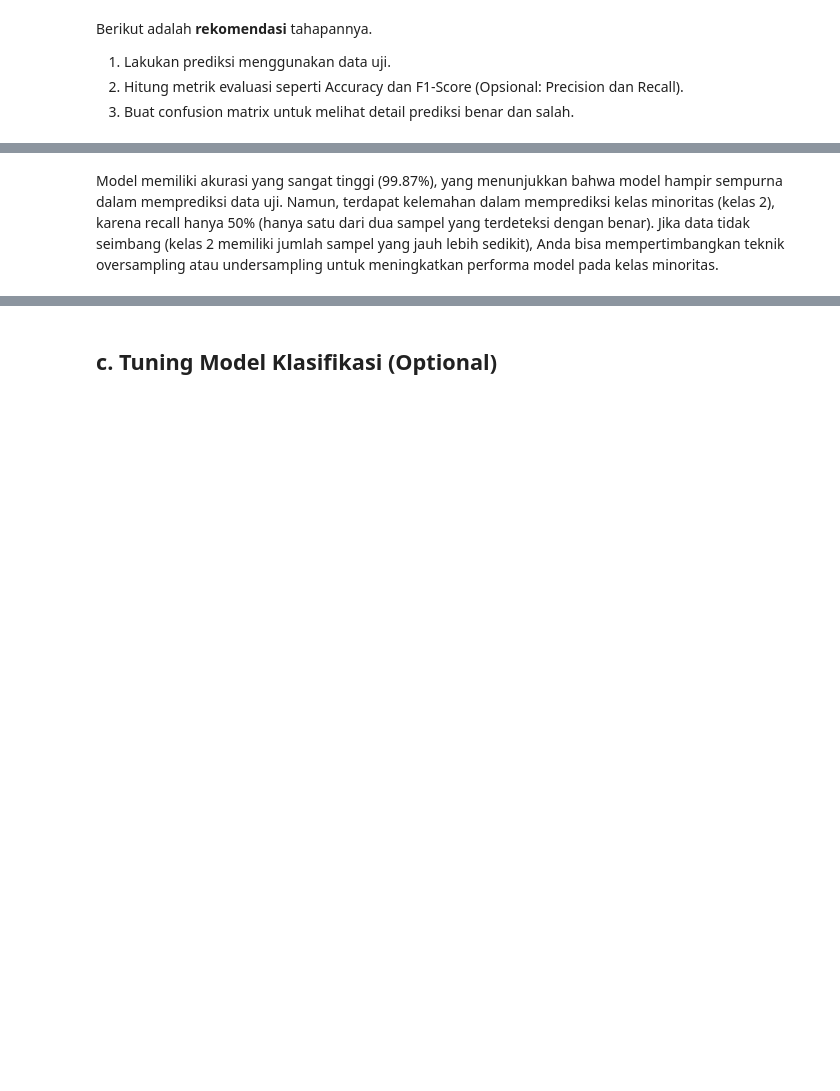
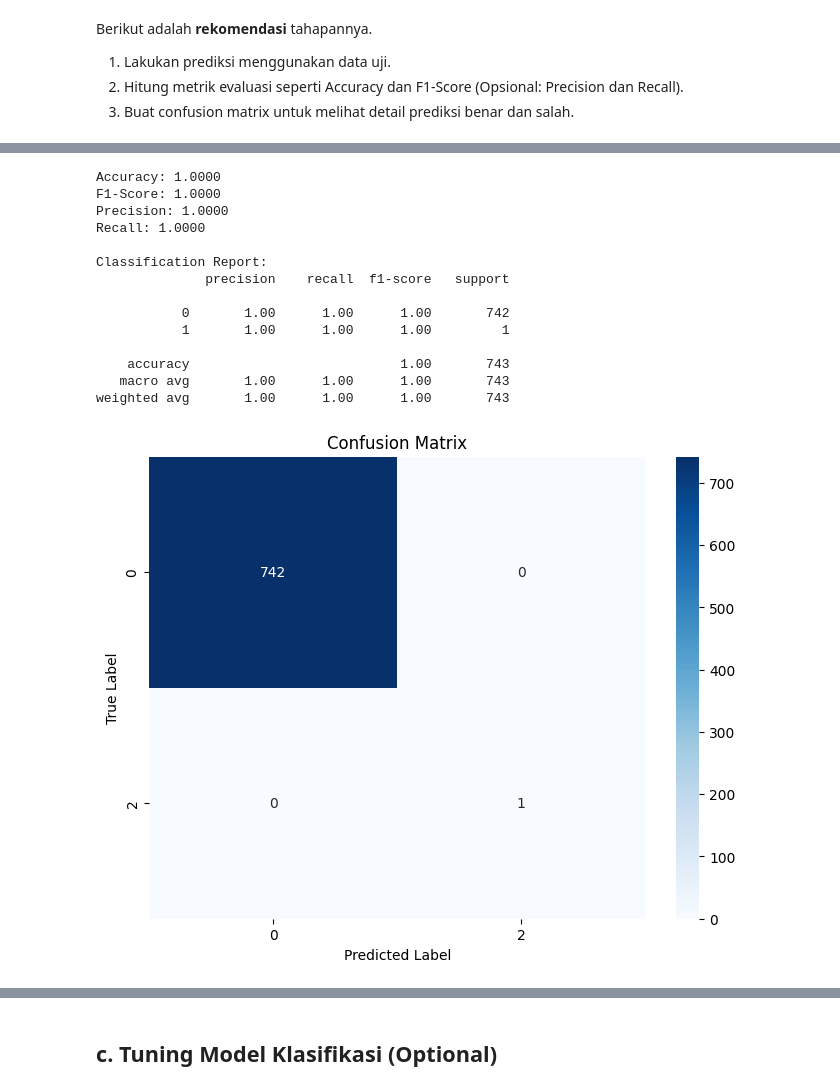
Before and after one commit to Jawaaa/Proyek-ML, a Jupyter notebook: [Klasifikasi]_Submission_Akhir_BMLP_Zahwa_Rizzi_Ani.ipynb, the cells around one changed output, grey strips where cells are left out. Cells and saved outputs as stored; diff of their text form; code cells hidden in the pictures; blank space fills up the shorter version.

```diff
--- a/[Klasifikasi]_Submission_Akhir_BMLP_Zahwa_Rizzi_Ani.ipynb
+++ b/[Klasifikasi]_Submission_Akhir_BMLP_Zahwa_Rizzi_Ani.ipynb
@@ -51,12 +72,21 @@ print(df.head())
 # %% [markdown]
 Tahap Data Splitting bertujuan untuk memisahkan dataset menjadi dua bagian: data latih (training set) dan data uji (test set).
 # %%
-# Memisahkan fitur dan target
-X = df.drop(['Cluster_Selected'], axis=1)  # Fitur
-y = df['Cluster_Selected']  # Target
+# # Memisahkan fitur dan target (hapus juga kolom 'Cluster' agar tidak jadi fitur input)
+# X = df.drop(['Cluster_Selected', 'Cluster'], axis=1, errors='ignore')  # Hapus 'Cluster' jika ada
+# y = df['Cluster_Selected']  # Target
 
-# Membagi dataset menjadi data latih dan data uji
-X_train, X_test, y_train, y_test = train_test_split(X, y, test_size=0.2, random_state=42)
+# Data Splitting
+X = df.drop(columns=['Cluster_Selected'])
+y = df['Cluster_Selected']
+
+# Memastikan setiap kelas memiliki setidaknya 2 sampel untuk stratifikasi
+y_counts = y.value_counts()
+valid_classes = y_counts[y_counts >= 2].index
+y = y[y.isin(valid_classes)]
+X = X.loc[y.index]
+
+X_train, X_test, y_train, y_test = train_test_split(X, y, test_size=0.2, random_state=42, stratify=y)
 # %% [markdown]
 # **4. Membangun Model Klasifikasi**
 # %% [markdown]
@@ -185,4 +205,41 @@ RandomForestClassifier(random_state=42)
-# %% [markdown]
-Model memiliki akurasi yang sangat tinggi (99.87%), yang menunjukkan bahwa model hampir sempurna dalam memprediksi data uji.
-Namun, terdapat kelemahan dalam memprediksi kelas minoritas (kelas 2), karena recall hanya 50% (hanya satu dari dua sampel yang terdeteksi dengan benar).
-Jika data tidak seimbang (kelas 2 memiliki jumlah sampel yang jauh lebih sedikit), Anda bisa mempertimbangkan teknik oversampling atau undersampling untuk meningkatkan performa model pada kelas minoritas.
+# %%
+# Evaluasi Model Klasifikasi sebelum Tuning
+model = XGBClassifier(random_state=42, eval_metric='mlogloss')
+model.fit(X_train_resampled, y_train_resampled)
+
+y_pred = model.predict(X_test)
+accuracy = accuracy_score(y_test, y_pred)
+f1 = f1_score(y_test, y_pred, average='macro')
+precision = precision_score(y_test, y_pred, average='macro', zero_division=1)
+recall = recall_score(y_test, y_pred, average='macro', zero_division=1)
+print(f"\nAccuracy: {accuracy:.4f}")
+print(f"F1-Score: {f1:.4f}")
+print(f"Precision: {precision:.4f}")
+print(f"Recall: {recall:.4f}")
+
+# Classification Report & Confusion Matrix
+print("\nClassification Report:")
+print(classification_report(y_test, y_pred))
+conf_matrix = confusion_matrix(y_test, y_pred)
+plt.figure(figsize=(8, 6))
+sns.heatmap(conf_matrix, annot=True, fmt='d', cmap='Blues', xticklabels=unique_labels_test, yticklabels=unique_labels_test)
+plt.xlabel('Predicted Label')
+plt.ylabel('True Label')
+plt.title('Confusion Matrix')
+plt.show()
+# %% [output]
+Accuracy: 1.0000
+F1-Score: 1.0000
+Precision: 1.0000
+Recall: 1.0000
+
+Classification Report:
+              precision    recall  f1-score   support
+
+           0       1.00      1.00      1.00       742
+           1       1.00      1.00      1.00         1
+
+    accuracy                           1.00       743
+   macro avg       1.00      1.00      1.00       743
+weighted avg       1.00      1.00      1.00       743
+[figure, added]
```
Also changed, not shown: parts of 16 cells of this notebook.
